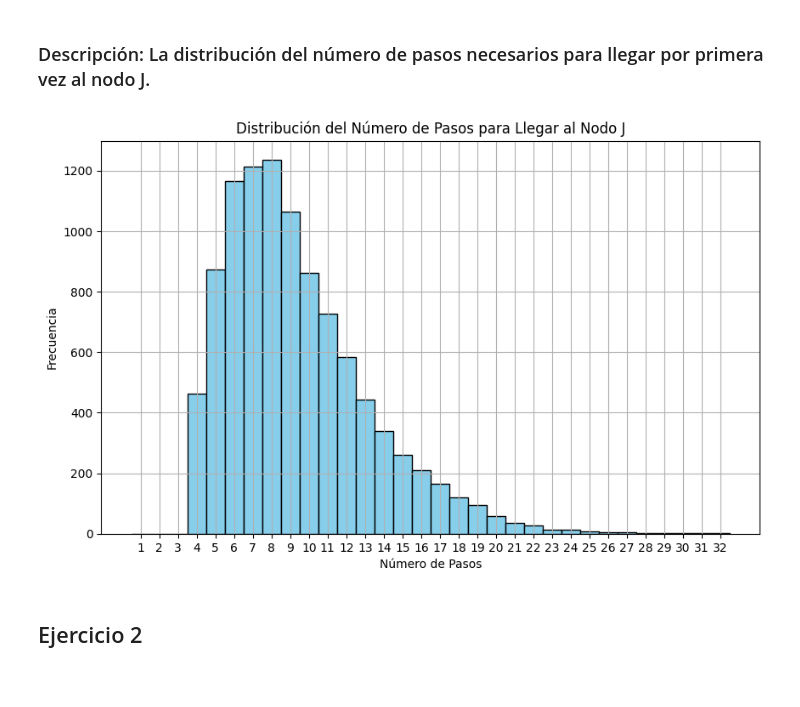
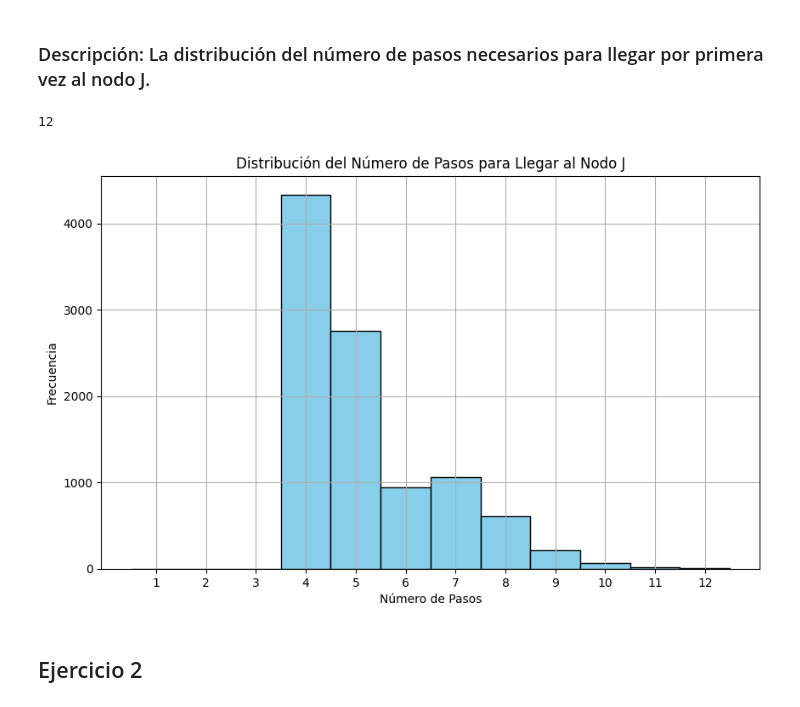
Before and after one commit to Montoya086/IA-Conditional-Probability, a Jupyter notebook: graphProblem.ipynb, the cells around one changed output. Cells and saved outputs as stored; diff of their text form; code cells hidden in the pictures.

Commit message:
Finish graph problem

```diff
--- a/graphProblem.ipynb
+++ b/graphProblem.ipynb
@@ -4,8 +4,8 @@
 ### Descripción del problema a tratar: Simular en Python un recorrido a través del grafo del Ejercicio 5, mediante una matriz de probabilidades de transición. Asumimos que el recorrido siempre comienza en el nodo A. No se puede regresar (sólo avanzar de una letra a una de mayor o igual valor)
 # %%
 import numpy as np
-#p = 0.1
-p = 0.5
+p = 0.1
+#p = 0.5
 #p = 0.9
 matriz_transiciones= np.array([[p, (1-p)/2, (1-p)/2, 0, 0, 0, 0, 0, 0, 0,],
                     [0, p, 0, 1-p, 0, 0, 0, 0, 0, 0,],
@@ -44,28 +38,30 @@ print(matriz_transiciones)
 # %%
 import matplotlib.pyplot as plt
 def simular_hasta_J(matriz_transiciones, nodo_inicial=0, nodo_final=9):
     current_node = nodo_inicial
     steps = 0
     while current_node != nodo_final:
         steps += 1
         current_node = np.random.choice(np.arange(matriz_transiciones.shape[1]), p=matriz_transiciones[current_node])
     return steps
 
 # Realizar N simulaciones
 N = 10000  # Puedes ajustar este número según la capacidad de cálculo
 pasos_hasta_J = [simular_hasta_J(matriz_transiciones) for _ in range(N)]
-
+maximo = max(pasos_hasta_J)
+print(maximo)
 # Visualizar la distribución
 plt.figure(figsize=(10, 6))
 plt.hist(pasos_hasta_J, bins=range(1, max(pasos_hasta_J) + 2), align='left', color='skyblue', edgecolor='black')
 plt.title('Distribución del Número de Pasos para Llegar al Nodo J')
 plt.xlabel('Número de Pasos')
 plt.ylabel('Frecuencia')
 plt.xticks(range(1, max(pasos_hasta_J) + 1))
 plt.grid(True)
 plt.show()
 # %% [output]
+12
-[figure, old version]
+[figure, new version]
 # %% [markdown]
 ## Ejercicio 2
 # %% [markdown]
```
Also changed, not shown: parts of 2 cells of this notebook.
